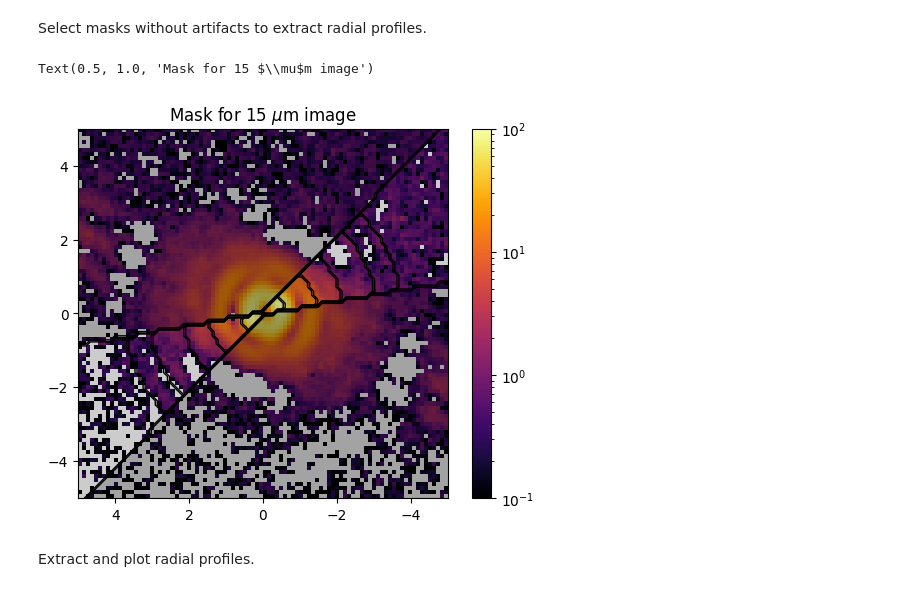
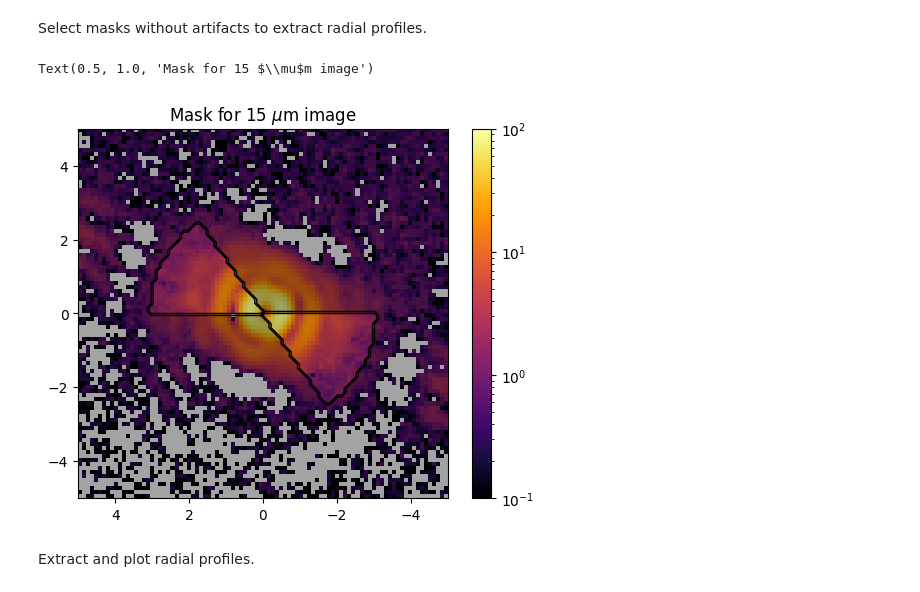
Before and after one commit to rfranceschi/disksimtool, a Jupyter notebook: observation_quicklook.ipynb, the cells around one changed output. Drawn from its saved outputs; the diff is of its cells as text; code cells hidden in the pictures.

```diff
--- a/observation_quicklook.ipynb
+++ b/observation_quicklook.ipynb
@@ -133,25 +135,29 @@ Select masks without artifacts to extract radial profiles.
 # %%
 f, ax = plt.subplots()
 norm = colors.LogNorm(vmin=0.1, vmax=100)
 # extent_au = (imcube_ant.extent << u.arcsec).to_value(u.rad) * distance.to_value(u.au)
 im = ax.imshow(imcube_ant.data, cmap='inferno', norm=norm, origin='lower', extent=imcube_ant.extent)
+au_to_as = ((1 / distance.to_value(u.au)) * u.rad).to_value(u.arcsec)
 masks = {
-    'A': {'PA_min': 100, 'PA_max': 136},
-    'B': {'PA_min': -80, 'PA_max': -44}
+    'A': {'PA_min': 35, 'PA_max': 90, 'r_max': 170 * au_to_as, 'r_min': 1 * au_to_as},
+    'B': {'PA_min': 35-180, 'PA_max': 90-180, 'r_max': 170 * au_to_as, 'r_min': 1 * au_to_as},
+    # 'B': {'PA_min': -80, 'PA_max': -44}
 }
+
 
 for _mask in masks.values():
     imcube_ant.plot_mask(ax=ax, inc=0, PA=0, mask_alpha=0.2, **_mask)
 
 rings_loc = (((np.array([32, 80, 120, 172, 210]) << u.au)/distance.to(u.au)).value * u.rad).to_value(u.arcsec)
-for _ring in rings_loc:
-    imcube_ant.plot_mask(ax=ax, mask_alpha=0, r_max=_ring, PA_min=100, PA_max=136)
-    imcube_ant.plot_mask(ax=ax, mask_alpha=0, r_max=_ring, PA_min=-80, PA_max=-44)
+
+# for _ring in rings_loc:
+#     imcube_ant.plot_mask(ax=ax, mask_alpha=0, r_max=_ring, PA_min=100, PA_max=136)
+#     imcube_ant.plot_mask(ax=ax, mask_alpha=0, r_max=_ring, PA_min=-80, PA_max=-44)
 
 cb =plt.colorbar(im)
 ax.set_title(r'Mask for 15 $\mu$m image')
 # %% [output]
 Text(0.5, 1.0, 'Mask for 15 $\\mu$m image')
-[figure, old version]
+[figure, new version]
 # %% [markdown]
 Extract and plot radial profiles.
```
Also changed, not shown: parts of 9 cells of this notebook, 4 other files.
